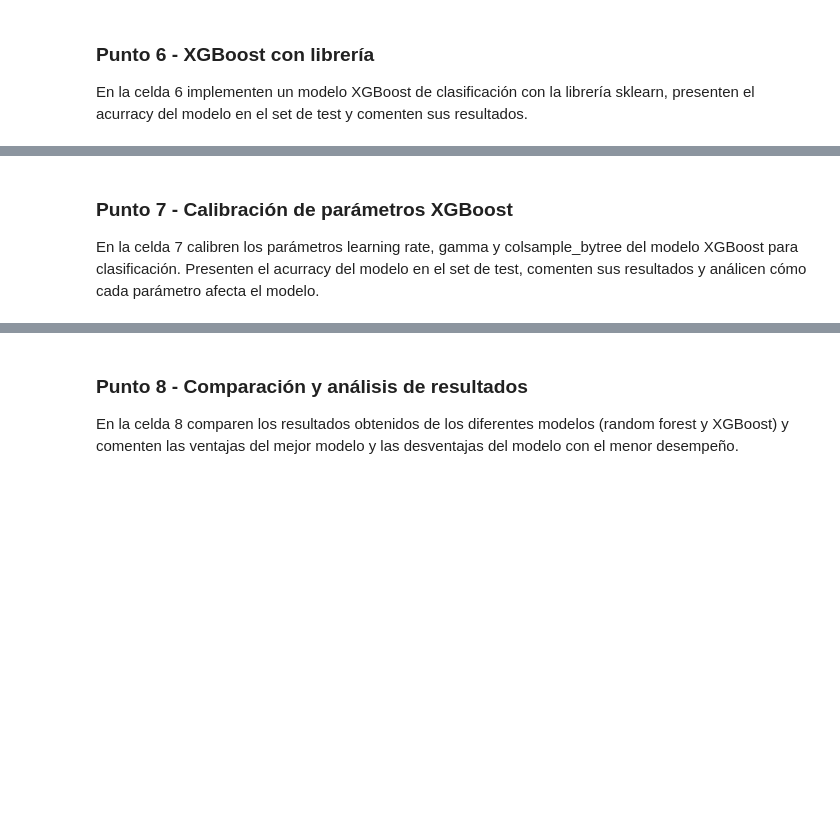
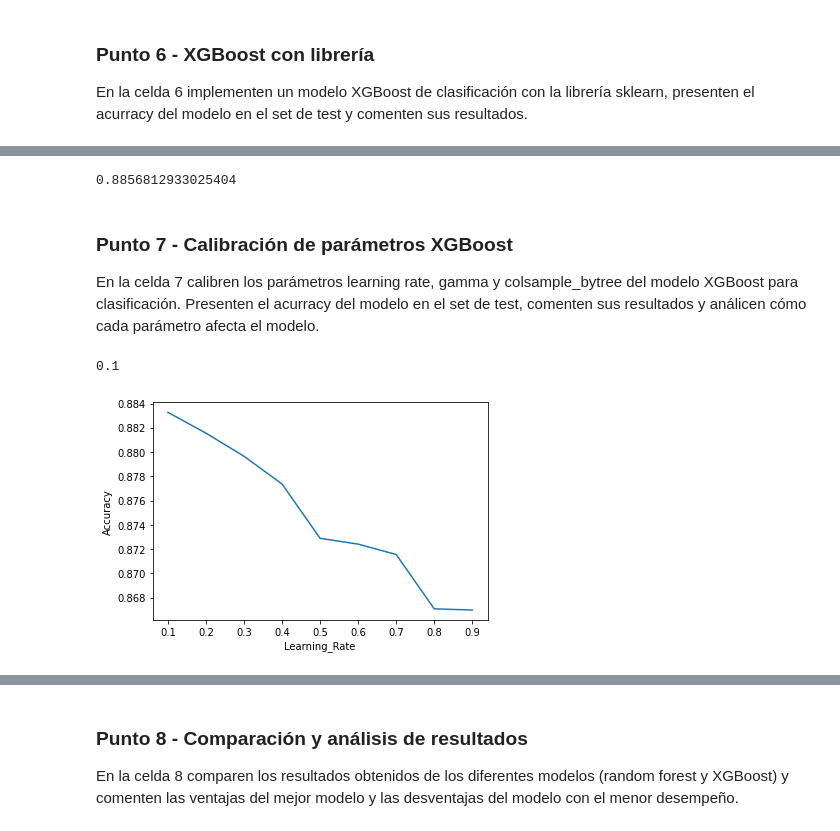
Before and after one commit to gparrag/MIAD_ML_and_NLP, a Jupyter notebook: Semana 2/S2TC1_RandomForests_Boosting - Solucion.ipynb, the cells around one changed output, grey strips where cells are left out. Saved outputs shown, nothing was run; the diff lists cells and outputs as text; code cells hidden in the pictures; blank space fills up the shorter version.

```diff
--- a/Semana 2/S2TC1_RandomForests_Boosting - Solucion.ipynb
+++ b/Semana 2/S2TC1_RandomForests_Boosting - Solucion.ipynb
@@ -110,0 +155,5 @@ En la celda 6 implementen un modelo XGBoost de clasificación con la librería s
+# %%
+# Celda 6
+from xgboost import XGBClassifier
+clf_XG = XGBClassifier(verbosity = 0)
+clf_XG
@@ -111,3 +171,11 @@ En la celda 6 implementen un modelo XGBoost de clasificación con la librería s
+# %%
+clf_XG.fit(X_train, y_train)
+
+y_pred_XG=clf_XG.predict(X_test)
+accuracy=accuracy_score(y_test,y_pred_XG)
+accuracy
+# %% [output]
+0.8856812933025404
 # %% [markdown]
 ### Punto 7 - Calibración de parámetros XGBoost
 
@@ -116,0 +183,20 @@ En la celda 7 calibren los parámetros learning rate, gamma y colsample_bytree d
+# %%
+# Celda 7
+
+accuracy_scores_lr = []
+
+lr_range = np.arange(0.1, 1.0, 0.1)
+
+for lr in lr_range:
+    clf_XG = XGBClassifier(learning_rate=lr,verbosity = 0)
+    accuracy_scores_lr.append(cross_val_score(clf_XG, X, y, cv=5, scoring='accuracy').mean())
+
+plt.plot(lr_range, accuracy_scores_lr)
+plt.xlabel('Learning_Rate')
+plt.ylabel('Accuracy')
+
+max_index = accuracy_scores_lr.index(max(accuracy_scores_lr))
+print(lr_range[max_index])
+# %% [output]
+0.1
+[figure, added]
```
Also changed, not shown: parts of 12 cells of this notebook.
